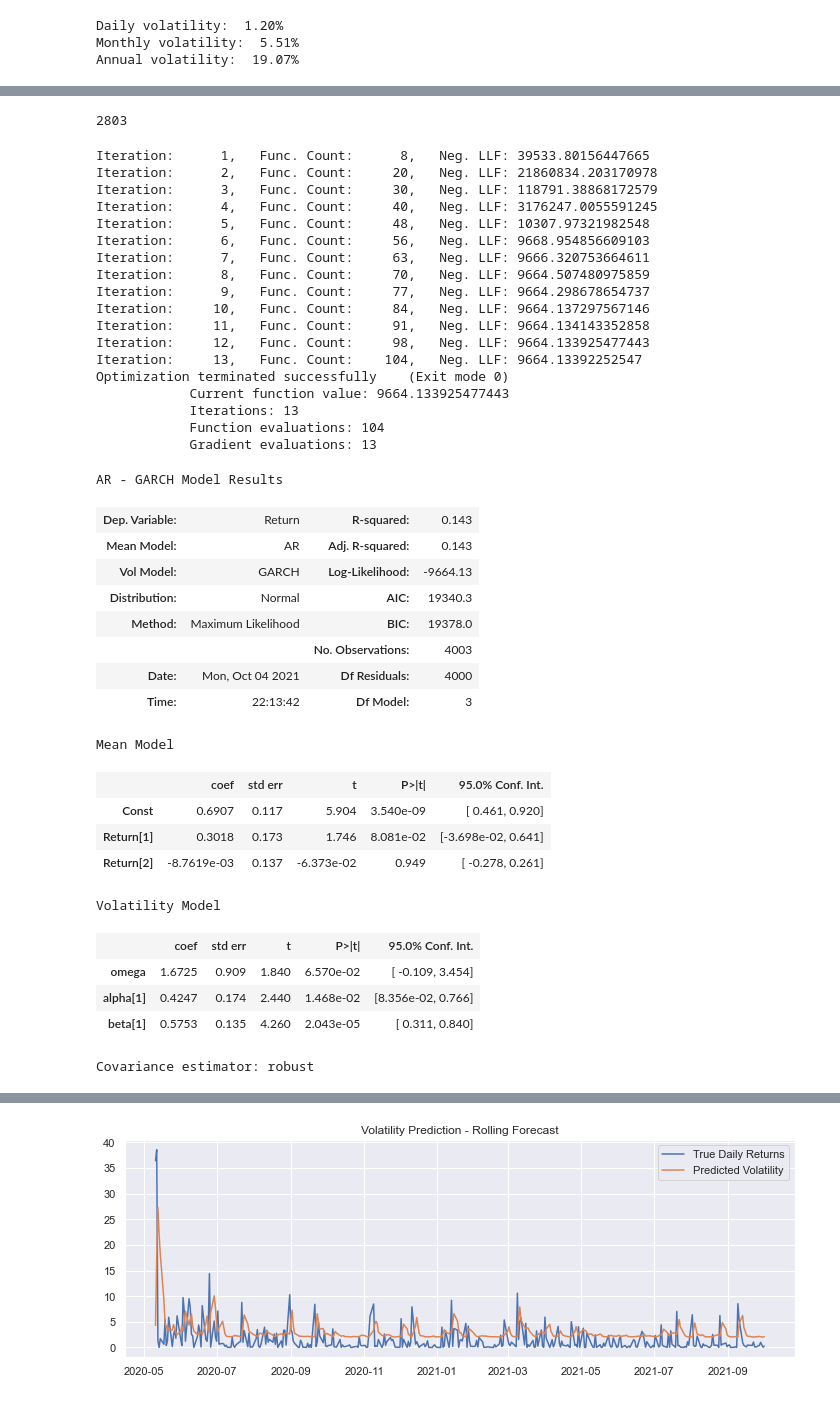
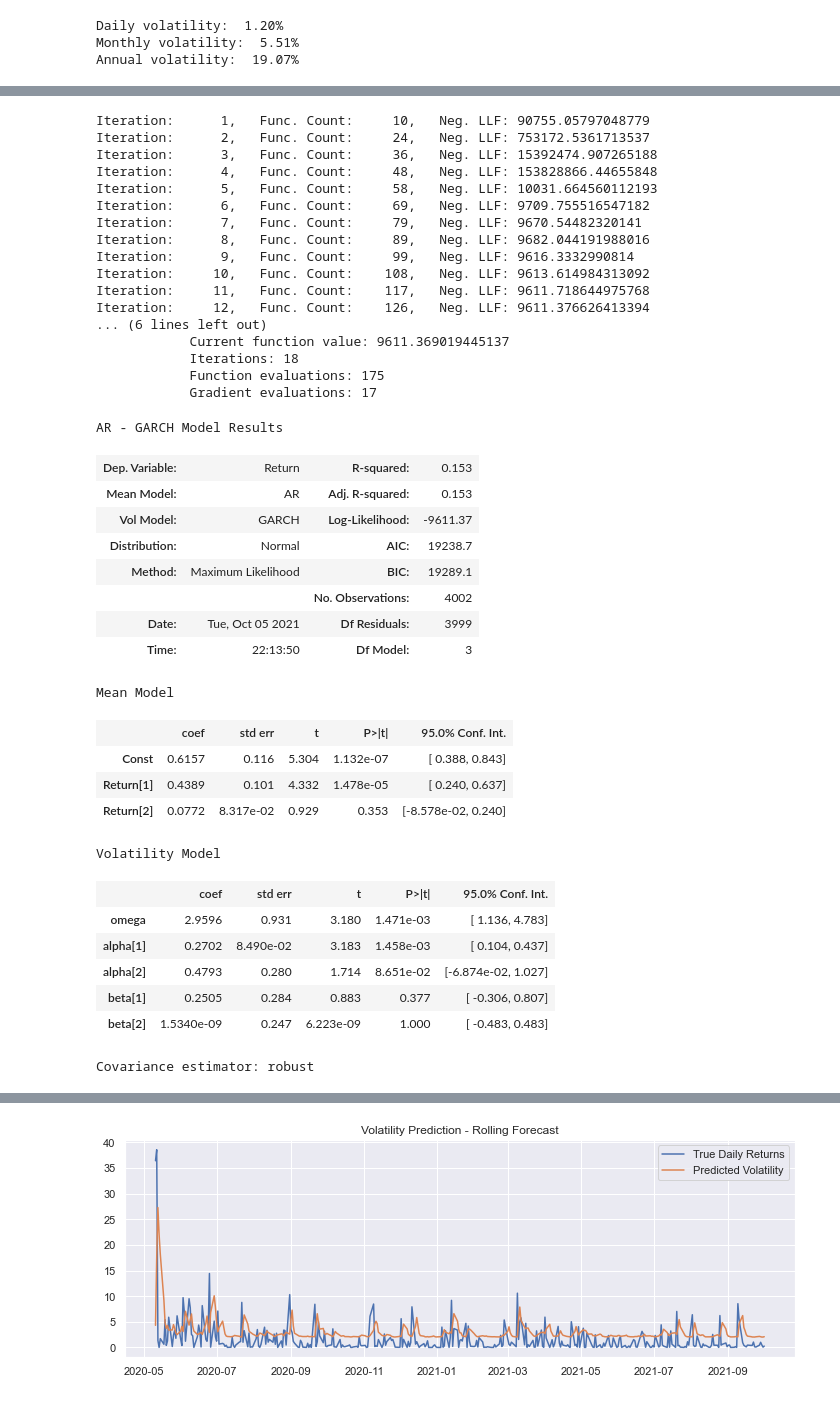
Before and after one commit to joaovictordesouzaduarte/volatility, a Jupyter notebook: notebooks/volatility.ipynb, the cells around one changed output, grey strips where cells are left out. Cells and saved outputs as stored; diff of their text form; code cells hidden in the pictures.

Commit message:
final_model

```diff
--- a/notebooks/volatility.ipynb
+++ b/notebooks/volatility.ipynb
@@ -215,69 +217,68 @@ Annual volatility:  19.07%
 df3 = df_usd.copy()
 
 #Return
-df3['Return'] = 100*(df3['Close'].pct_change())
+df3['Return'] = 100 * df3['Close'].pct_change()
 df3 = df3.dropna()
 # %%
 test_size = int(len(df3['Return']) * 0.7)
-# %% [output]
-2803
 # %%
 test_size = int(len(df3['Return']) * 0.7)
 
 train,test = df3[:-test_size], df3[-test_size:]
 
 #Build a Garch Model
 
-garch_model = arch_model(df3['Return'] ** 2, p = 1, q=1, mean = 'AR', lags= 2, vol = 'GARCH', dist='normal')
+garch_model = arch_model(df3['Return'] ** 2, p = 2, q=2, mean = 'AR', lags= 2, vol = 'GARCH', dist='normal')
 
 gm_result = garch_model.fit()
 
 gm_result.summary()
 #print(gm_result.params)
-#
+##
 #print('\n')
-#
-#
-##Forecast
+##
+##
+###Forecast
 #gm_forecast = gm_result.forecast(horizon = 5)
 #print(gm_forecast.variance[-1:]);
 # %% [output]
-Iteration:      1,   Func. Count:      8,   Neg. LLF: 39533.80156447665
-Iteration:      2,   Func. Count:     20,   Neg. LLF: 21860834.203170978
-Iteration:      3,   Func. Count:     30,   Neg. LLF: 118791.38868172579
-Iteration:      4,   Func. Count:     40,   Neg. LLF: 3176247.0055591245
-Iteration:      5,   Func. Count:     48,   Neg. LLF: 10307.97321982548
-Iteration:      6,   Func. Count:     56,   Neg. LLF: 9668.954856609103
-Iteration:      7,   Func. Count:     63,   Neg. LLF: 9666.320753664611
-Iteration:      8,   Func. Count:     70,   Neg. LLF: 9664.507480975859
-Iteration:      9,   Func. Count:     77,   Neg. LLF: 9664.298678654737
-Iteration:     10,   Func. Count:     84,   Neg. LLF: 9664.137297567146
-Iteration:     11,   Func. Count:     91,   Neg. LLF: 9664.134143352858
-Iteration:     12,   Func. Count:     98,   Neg. LLF: 9664.133925477443
-Iteration:     13,   Func. Count:    104,   Neg. LLF: 9664.13392252547
-Optimization terminated successfully    (Exit mode 0)
-            Current function value: 9664.133925477443
-            Iterations: 13
-            Function evaluations: 104
-            Gradient evaluations: 13
+Iteration:      1,   Func. Count:     10,   Neg. LLF: 90755.05797048779
+Iteration:      2,   Func. Count:     24,   Neg. LLF: 753172.5361713537
+Iteration:      3,   Func. Count:     36,   Neg. LLF: 15392474.907265188
+Iteration:      4,   Func. Count:     48,   Neg. LLF: 153828866.44655848
+Iteration:      5,   Func. Count:     58,   Neg. LLF: 10031.664560112193
+Iteration:      6,   Func. Count:     69,   Neg. LLF: 9709.755516547182
+Iteration:      7,   Func. Count:     79,   Neg. LLF: 9670.54482320141
+Iteration:      8,   Func. Count:     89,   Neg. LLF: 9682.044191988016
+Iteration:      9,   Func. Count:     99,   Neg. LLF: 9616.3332990814
+Iteration:     10,   Func. Count:    108,   Neg. LLF: 9613.614984313092
+Iteration:     11,   Func. Count:    117,   Neg. LLF: 9611.718644975768
+Iteration:     12,   Func. Count:    126,   Neg. LLF: 9611.376626413394
+... (6 lines left out)
+            Current function value: 9611.369019445137
+            Iterations: 18
+            Function evaluations: 175
+            Gradient evaluations: 17
 AR - GARCH Model Results
-| Dep. Variable: | Return | R-squared: | 0.143 |
-| Mean Model: | AR | Adj. R-squared: | 0.143 |
-| Vol Model: | GARCH | Log-Likelihood: | -9664.13 |
-| Distribution: | Normal | AIC: | 19340.3 |
-| Method: | Maximum Likelihood | BIC: | 19378.0 |
-|  |  | No. Observations: | 4003 |
-| Date: | Mon, Oct 04 2021 | Df Residuals: | 4000 |
-| Time: | 22:13:42 | Df Model: | 3 |
+| Dep. Variable: | Return | R-squared: | 0.153 |
+| Mean Model: | AR | Adj. R-squared: | 0.153 |
+| Vol Model: | GARCH | Log-Likelihood: | -9611.37 |
+| Distribution: | Normal | AIC: | 19238.7 |
+| Method: | Maximum Likelihood | BIC: | 19289.1 |
+|  |  | No. Observations: | 4002 |
+| Date: | Tue, Oct 05 2021 | Df Residuals: | 3999 |
+| Time: | 22:13:50 | Df Model: | 3 |
 Mean Model
 |  | coef | std err | t | P>|t| | 95.0% Conf. Int. |
-| Const | 0.6907 | 0.117 | 5.904 | 3.540e-09 | [ 0.461, 0.920] |
-| Return[1] | 0.3018 | 0.173 | 1.746 | 8.081e-02 | [-3.698e-02, 0.641] |
-| Return[2] | -8.7619e-03 | 0.137 | -6.373e-02 | 0.949 | [ -0.278, 0.261] |
+| Const | 0.6157 | 0.116 | 5.304 | 1.132e-07 | [ 0.388, 0.843] |
+| Return[1] | 0.4389 | 0.101 | 4.332 | 1.478e-05 | [ 0.240, 0.637] |
+| Return[2] | 0.0772 | 8.317e-02 | 0.929 | 0.353 | [-8.578e-02, 0.240] |
 Volatility Model
 |  | coef | std err | t | P>|t| | 95.0% Conf. Int. |
-| omega | 1.6725 | 0.909 | 1.840 | 6.570e-02 | [ -0.109, 3.454] |
-| alpha[1] | 0.4247 | 0.174 | 2.440 | 1.468e-02 | [8.356e-02, 0.766] |
-| beta[1] | 0.5753 | 0.135 | 4.260 | 2.043e-05 | [ 0.311, 0.840] |
+| omega | 2.9596 | 0.931 | 3.180 | 1.471e-03 | [ 1.136, 4.783] |
+| alpha[1] | 0.2702 | 8.490e-02 | 3.183 | 1.458e-03 | [ 0.104, 0.437] |
+| alpha[2] | 0.4793 | 0.280 | 1.714 | 8.651e-02 | [-6.874e-02, 1.027] |
+| beta[1] | 0.2505 | 0.284 | 0.883 | 0.377 | [ -0.306, 0.807] |
+| beta[2] | 1.5340e-09 | 0.247 | 6.223e-09 | 1.000 | [ -0.483, 0.483] |
 Covariance estimator: robust
 # %% [markdown]
```
Also changed, not shown: parts of 13 cells of this notebook, 1 other file.
